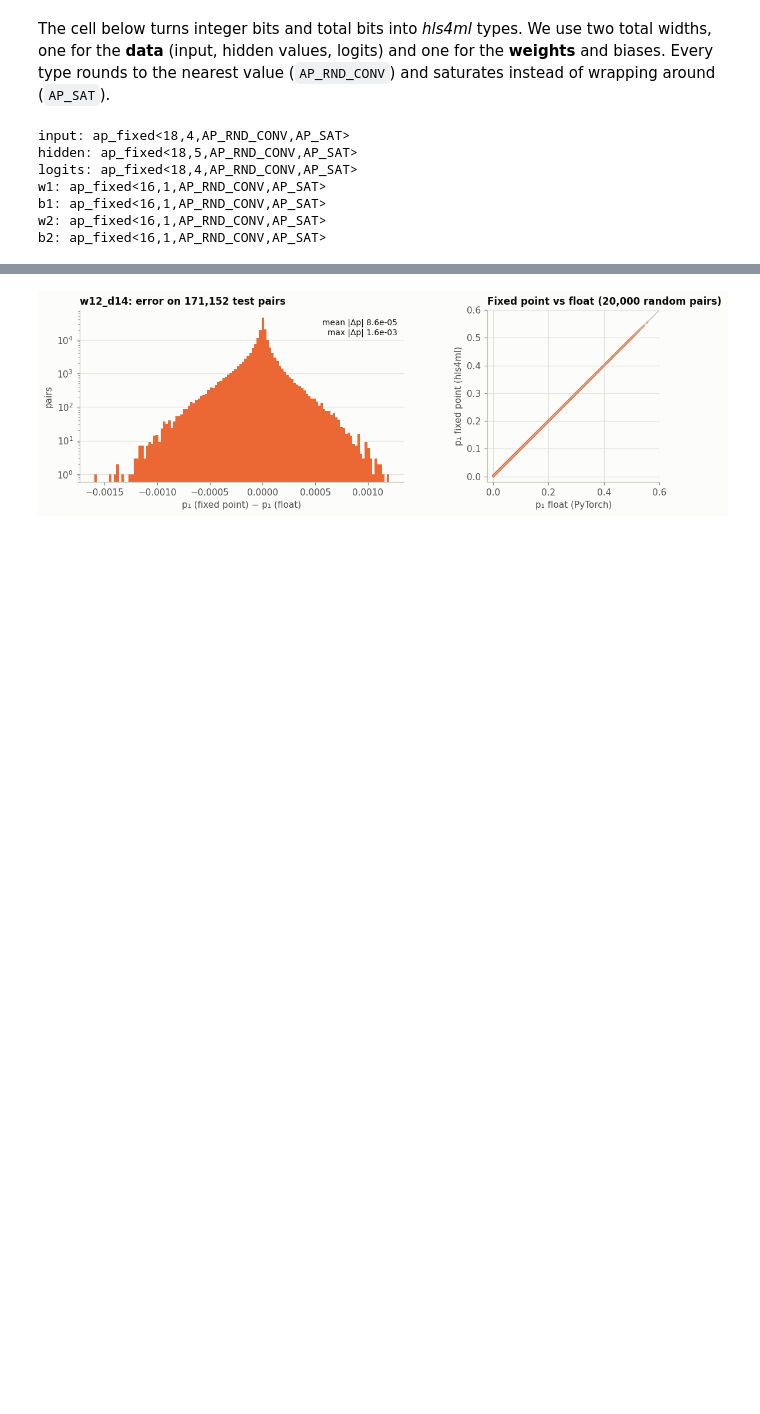
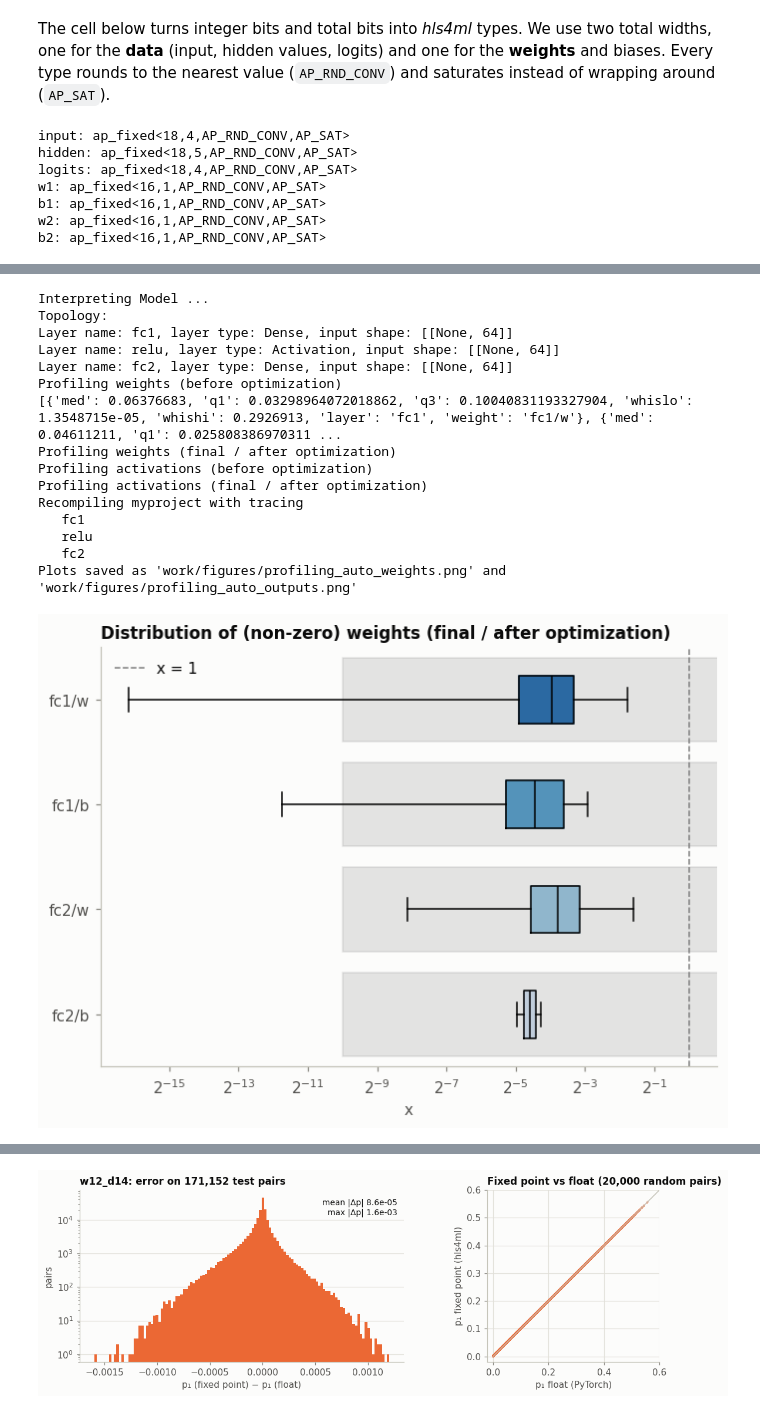
Before and after one commit to Bianco95/hackathon-gtk-fpga, a Jupyter notebook: part_2/sol/02_hls4ml_firmware-solution.ipynb, the cells around one changed output, grey strips where cells are left out. Drawn from its saved outputs; the diff is of its cells as text; code cells hidden in the pictures; blank space fills up the shorter version.

```diff
--- a/part_2/sol/02_hls4ml_firmware-solution.ipynb
+++ b/part_2/sol/02_hls4ml_firmware-solution.ipynb
@@ -390,0 +403,22 @@ accepted: True
+# %%
+# The steps of Task 4.1 in two functions, and one precision for the whole model again: ap_fixed<16,6> (no changes needed)
+def convert_and_compile(hls_config, name):
+    """Convert the pair classifier with hls_config into HLS_DIR / name, and build its C simulation."""
+    hls_model = hls4ml.converters.convert_from_pytorch_model(
+        model, hls_config=hls_config, output_dir=str(HLS_DIR / name), backend="Vivado", io_type="io_parallel",
+        part=FPGA_PART, clock_period=CLOCK_PERIOD_NS)
+    hls_model.compile()
+    return hls_model
+
+
+def simulate(hls_model):
+    """The C simulation of the test pairs: the logits [K, 2]."""
+    return np.asarray(hls_model.predict(test_features), np.float32).reshape(-1, 2)
+
+
+default_config = hls4ml.utils.config_from_pytorch_model(model, [(64,)], granularity="model", backend="Vivado")
+default_config["Model"]["Precision"]["default"] = "ap_fixed<16,6>"
+default_model = convert_and_compile(default_config, "uniform_16_6")
+show_hls_layers(default_model)
+print("\nap_fixed<16,6> everywhere vs float:")
+print_dict(compare_with_float(simulate(default_model)))
@@ -390,0 +449,12 @@ accepted: True
+# %%
+# One configuration entry per layer, with the trace on, and its C simulation (no changes needed)
+profiling_config = hls4ml.utils.config_from_pytorch_model(model, [(64,)], granularity="name", backend="Vivado")
+for layer in profiling_config["LayerName"].values():
+    layer["Trace"] = True                     # the C simulation also returns the output of this layer
+print_dict(profiling_config["LayerName"])
+
+profiling_model = convert_and_compile(profiling_config, "profiling_auto")
+print()
+show_hls_layers(profiling_model)
+print("\nauto types vs float:")
+print_dict(compare_with_float(simulate(profiling_model)))
@@ -390,0 +484,25 @@ accepted: True
+# %%
+# Profile the weights and the outputs of every layer, on the calibration pairs (no changes needed)
+weight_plot, final_weight_plot, _, activation_plot = numerical(model=model, hls_model=profiling_model,
+                                                               X=calibration_features)
+plt.close(weight_plot)      # the weights before the optimizations of hls4ml: for this model, the same as after
+final_weight_plot.savefig(FIGURE_DIR / "profiling_auto_weights.png", bbox_inches="tight")
+activation_plot.savefig(FIGURE_DIR / "profiling_auto_outputs.png", bbox_inches="tight")
+print("Plots saved as 'work/figures/profiling_auto_weights.png' and 'work/figures/profiling_auto_outputs.png'")
+# %% [output]
+Interpreting Model ...
+Topology:
+Layer name: fc1, layer type: Dense, input shape: [[None, 64]]
+Layer name: relu, layer type: Activation, input shape: [[None, 64]]
+Layer name: fc2, layer type: Dense, input shape: [[None, 64]]
+Profiling weights (before optimization)
+[{'med': 0.06376683, 'q1': 0.03298964072018862, 'q3': 0.10040831193327904, 'whislo': 1.3548715e-05, 'whishi': 0.2926913, 'layer': 'fc1', 'weight': 'fc1/w'}, {'med': 0.04611211, 'q1': 0.025808386970311 ...
+Profiling weights (final / after optimization)
+Profiling activations (before optimization)
+Profiling activations (final / after optimization)
+Recompiling myproject with tracing
+   fc1
+   relu
+   fc2
+Plots saved as 'work/figures/profiling_auto_weights.png' and 'work/figures/profiling_auto_outputs.png'
+[figure, added]
```
Also changed, not shown: parts of 47 cells of this notebook, 4 other files.
